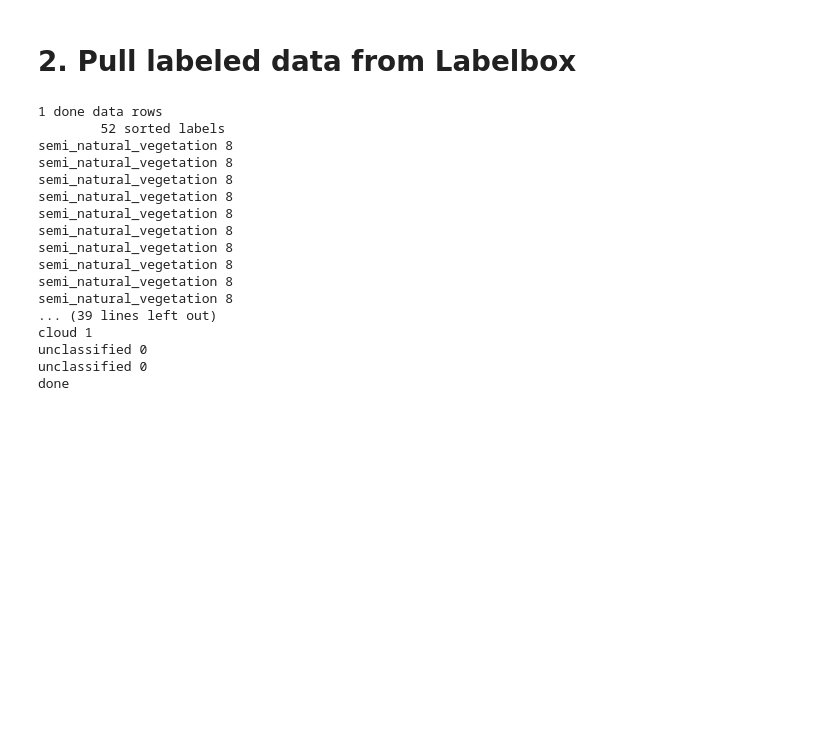
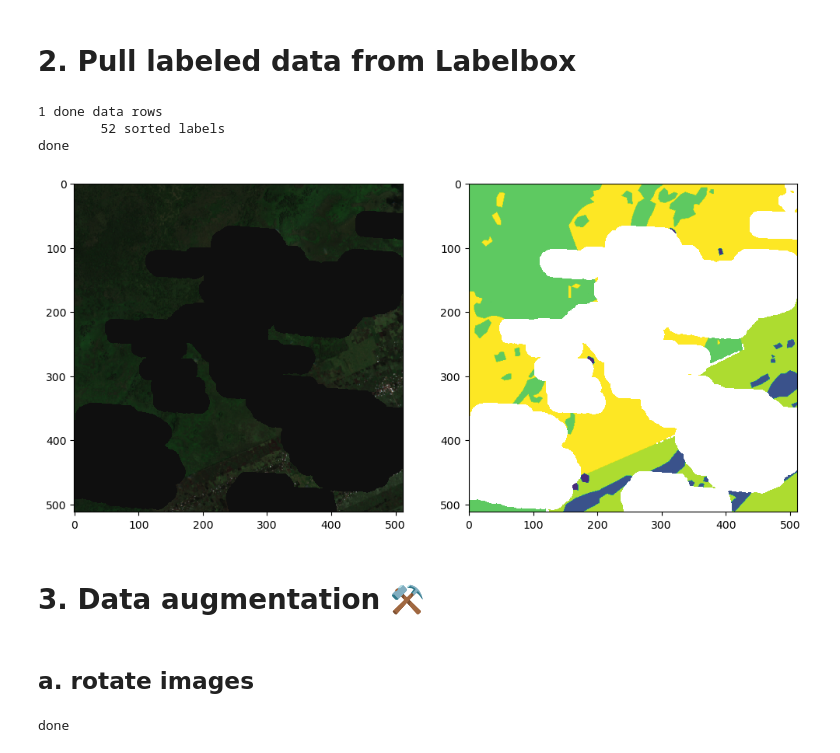
Before and after one commit to caseyslaught/smartcarte-containers, a Jupyter notebook: notebooks/src/RunPrepareLandcoverChips.ipynb, the cells around one changed output. Cells and saved outputs as stored; diff of their text form; code cells hidden in the pictures; blank space fills up the shorter version.

Commit message:
setup some landcover data augmentation

```diff
--- a/notebooks/src/RunPrepareLandcoverChips.ipynb
+++ b/notebooks/src/RunPrepareLandcoverChips.ipynb
@@ -367,6 +367,7 @@ def is_island(target_polygon, polygon_list):
     return False
 # %%
 import json
+import matplotlib.pyplot as plt
 import numpy as np
 import rasterio
 from rasterio.features import geometry_mask
@@ -374,6 +375,7 @@ from shapely.geometry import Polygon
 
 from common.constants import NODATA_BYTE
 from common.utilities.imagery import write_array_to_tif
+from common.utilities.visualization import plot_bands
 
 # the lower the value the higher the priority
 # higher values get overwritten by lower ones
@@ -410,7 +412,8 @@ for i, row in enumerate(data_rows):
         bbox = list(src.bounds)
         source_shape = src.shape
         source_transform = src.transform
-        source_mask = src.read(masked=True).mask[0, :, :]
+        source_data = src.read(masked=True)
+        source_mask = source_data.mask[0, :, :]
 
     label_polygons = {
         label['featureId']: Polygon(label['geometry']['coordinates'][0])
@@ -418,10 +421,7 @@ for i, row in enumerate(data_rows):
     }
 
     # 0: unclassified
-    print(source_mask.shape)
     labels_data = np.zeros(source_shape).astype(np.uint8)
-    labels_data = np.ma.array(labels_data, mask=source_mask)
-    print(labels_data.shape)
 
     islands = []
     sorted_labels = sorted(labels, key=lambda lab: LANDCOVER_CLASSES[lab['value']], reverse=True)
@@ -429,45 +429,85 @@ for i, row in enumerate(data_rows):
     print(f'\t{len(sorted_labels)} sorted labels')
 
     for label in sorted_labels:
         class_value = label['value']
         class_idx = LANDCOVER_CLASSES[class_value]
 
         label_id = label['featureId']
         polygon = label_polygons[label_id]
         polygon_mask = geometry_mask([polygon], source_shape, source_transform, invert=True)
 
         island_test_polygons = label_polygons.copy()
         del island_test_polygons[label_id]
         is_poly_island = is_island(polygon, list(island_test_polygons.values()))
 
         if is_poly_island:
             islands.append((class_idx, polygon_mask))
         else:
             labels_data[polygon_mask] = class_idx
 
     for class_idx, polygon_mask in islands:
         labels_data[polygon_mask] = class_idx
 
+    labels_mask = source_mask.copy()
+    labels_mask |= labels_data == 0
+    labels_data = np.ma.array(labels_data, mask=labels_mask)
+
+    if i == 0:
+        fig, (ax1, ax2) = plt.subplots(1, 2, figsize=(12, 12))
+        plot_bands(source_data, ax=ax1, bands=[2, 1, 0], transpose=True)
+        ax2.imshow(labels_data, vmin=0, vmax=8)
 
     write_array_to_tif(labels_data, label_path, bbox, dtype=np.uint8, nodata=NODATA_BYTE)
 
-
 print('done')
 # %% [output]
 1 done data rows
         52 sorted labels
-semi_natural_vegetation 8
-semi_natural_vegetation 8
-semi_natural_vegetation 8
-semi_natural_vegetation 8
-semi_natural_vegetation 8
-semi_natural_vegetation 8
-semi_natural_vegetation 8
-semi_natural_vegetation 8
-semi_natural_vegetation 8
-semi_natural_vegetation 8
-... (39 lines left out)
-cloud 1
-unclassified 0
-unclassified 0
 done
+[figure, added]
+# %% [markdown]
+# 3. Data augmentation ⚒️
+# %% [markdown]
+## a. rotate images
+# %%
+%reload_ext autoreload
+%autoreload 2
+
+import glob
+import numpy as np
+import rasterio
+import shutil
+
+from common.constants import NODATA_BYTE, NODATA_FLOAT32
+import common.utilities.imagery as imagery
+
+
+label_paths = glob.glob(f'{labelbox_landcover_labels_dir}/S2*[0-9].tif')
+
+for label_path in label_paths:
+
+    source_path = label_path.replace(labelbox_landcover_labels_dir, labelbox_landcover_source_dir)
+
+    with rasterio.open(source_path) as source_src:
+        source_data = source_src.read()
+        bbox = list(source_src.bounds)
+
+    with rasterio.open(label_path) as label_src:
+        label_data = label_src.read(1)
+
+    for i in range(1, 3):
+
+        source_rotated = np.rot90(source_data, k=i, axes=(1, 2))
+        source_rotated = source_rotated.transpose((1, 2, 0))
+
+        label_rotated = np.rot90(label_data, k=i, axes=(0, 1))
+
+        source_rotated_path = source_path.replace('.tif', f'_{90*i}deg.tif')
+        label_rotated_path = label_path.replace('.tif', f'_{90*i}deg.tif')
+
+        imagery.write_array_to_tif(source_rotated, source_rotated_path, bbox, dtype=np.float32, nodata=NODATA_FLOAT32)
+        imagery.write_array_to_tif(label_rotated, label_rotated_path, bbox, dtype=np.uint8, nodata=NODATA_BYTE)
+
+print('done')
+# %% [output]
+done
```
Also changed, not shown: parts of 2 cells of this notebook, 1 other file.
